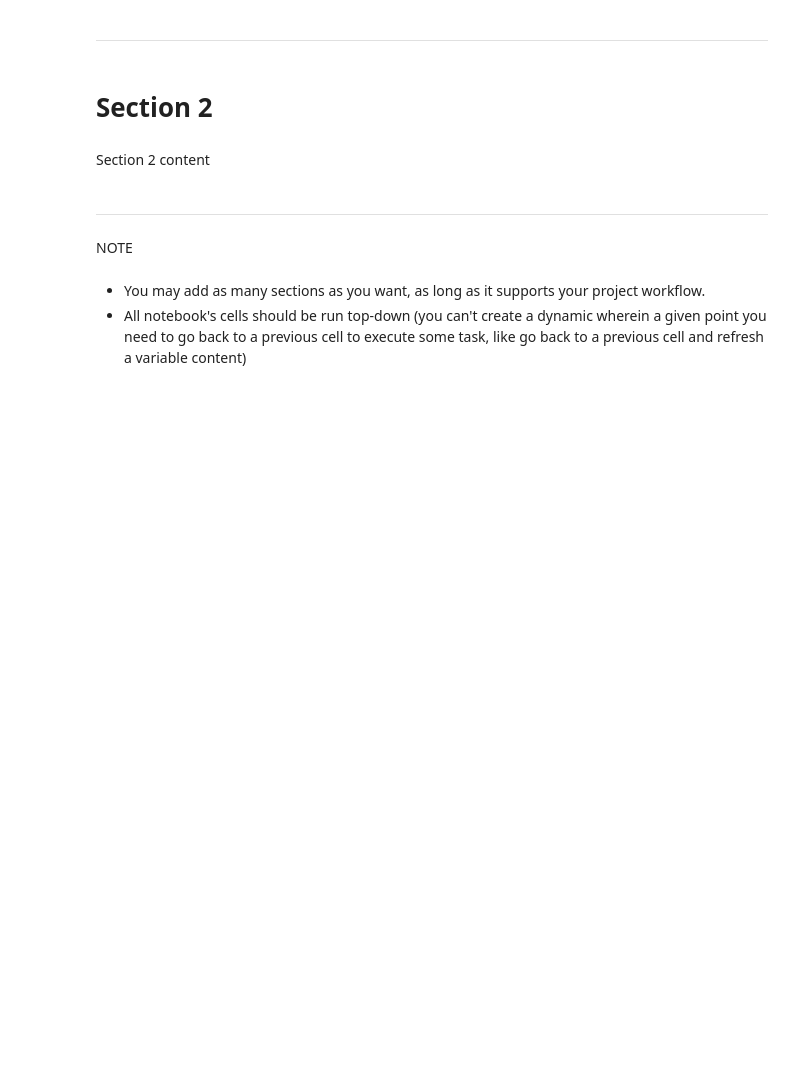
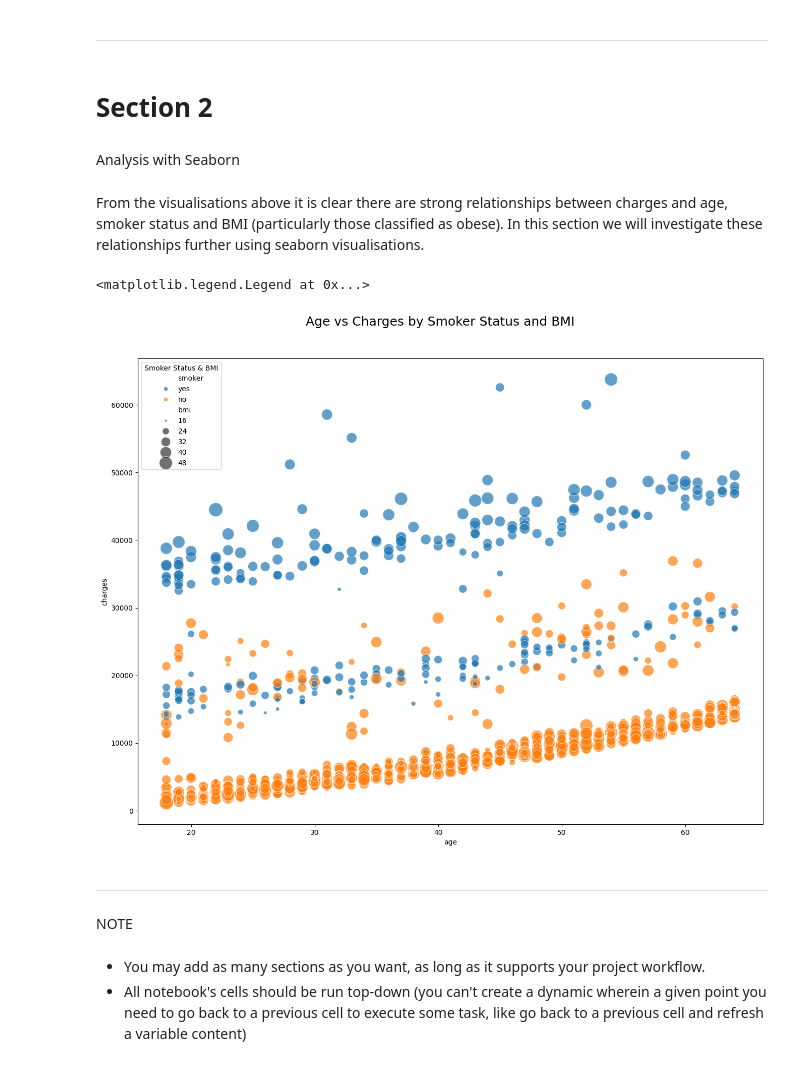
Before and after one commit to Mikeecee1/HealthInsuranceAnalysis, a Jupyter notebook: jupyter_notebooks/DataVisualisation.ipynb, the cells around one changed output. Cells and saved outputs as stored; diff of their text form; code cells hidden in the pictures; blank space fills up the shorter version.

```diff
--- a/jupyter_notebooks/DataVisualisation.ipynb
+++ b/jupyter_notebooks/DataVisualisation.ipynb
@@ -128,5 +145,7 @@ plt.show()
 ---
 # %% [markdown]
 # Section 2
-# %% [markdown]
-Section 2 content
+# %% [markdown]
+Analysis with Seaborn
+# %% [markdown]
+From the visualisations above it is clear there are strong relationships between charges and age, smoker status and BMI (particularly those classified as obese). In this section we will investigate these relationships further using seaborn visualisations.
@@ -133,3 +155,13 @@ Section 2 content
+# %%
+#plot age distribution against charges with colour determined by smoking status and BMI label smoking status smoker=0 non smoker =1
+fig, axes = plt.subplots(figsize=(16, 12))
+plt.suptitle('Age vs Charges by Smoker Status and BMI', fontsize=18, y=0.95)
+scatter = sns.scatterplot(data=df, x='age', y='charges', hue='smoker', size='bmi', sizes=(10, 400), alpha=0.7)
+handles, labels = scatter.get_legend_handles_labels()
+scatter.legend(handles=handles, labels=labels, loc='upper left', title='Smoker Status & BMI')
+# %% [output]
+<matplotlib.legend.Legend at 0x...>
+[figure, added]
 # %% [markdown]
 ---
 # %% [markdown]
```
Also changed, not shown: parts of 9 cells of this notebook, 1 other file.
